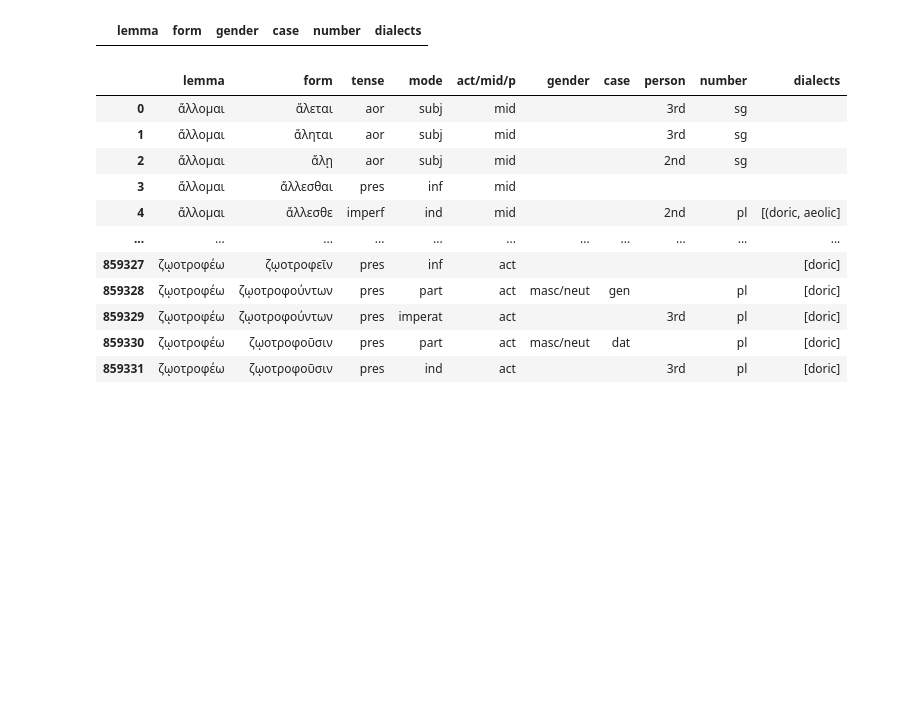
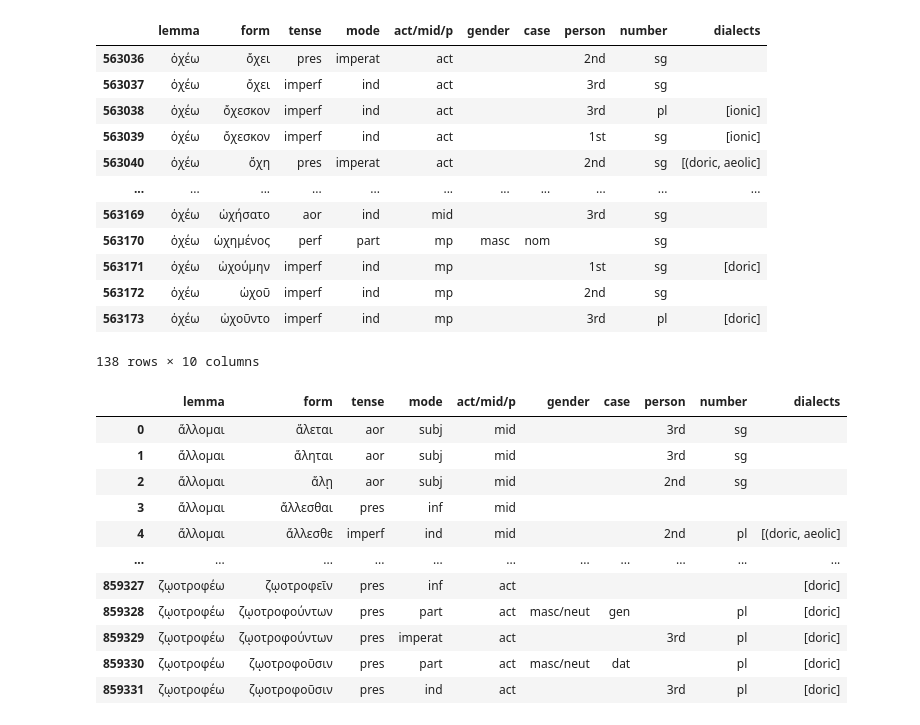
Before and after one commit to CaterinaDAngelo/thesis, a Jupyter notebook: re-inflection_function.ipynb, the cells around one changed output. Drawn from its saved outputs; the diff is of its cells as text; code cells hidden in the pictures; blank space fills up the shorter version.

```diff
--- a/re-inflection_function.ipynb
+++ b/re-inflection_function.ipynb
@@ -38,5 +34,20 @@ Name: form, Length: 210680, dtype: object
-# %%
-l = noun_df.loc[noun_df["form"]=="ἐρετμοῖς"]
-l
-# %% [output]
-|  | lemma | form | gender | case | number | dialects |
+# %%
+pd.set_option('display.max_rows', None)  # This will allow all rows to be displayed.
+pd.set_option('display.max_columns', None)
+# %%
+l = verb_df.loc[verb_df["lemma"]=="ὀχέω"]
+l
+# %% [output]
+|  | lemma | form | tense | mode | act/mid/p | gender | case | person | number | dialects |
+| 563036 | ὀχέω | ὄχει | pres | imperat | act |  |  | 2nd | sg |  |
+| 563037 | ὀχέω | ὄχει | imperf | ind | act |  |  | 3rd | sg |  |
+| 563038 | ὀχέω | ὄχεσκον | imperf | ind | act |  |  | 3rd | pl | [ionic] |
+| 563039 | ὀχέω | ὄχεσκον | imperf | ind | act |  |  | 1st | sg | [ionic] |
+| 563040 | ὀχέω | ὄχη | pres | imperat | act |  |  | 2nd | sg | [(doric, aeolic] |
+| ... | ... | ... | ... | ... | ... | ... | ... | ... | ... | ... |
+| 563169 | ὀχέω | ὠχήσατο | aor | ind | mid |  |  | 3rd | sg |  |
+| 563170 | ὀχέω | ὠχημένος | perf | part | mp | masc | nom |  | sg |  |
+| 563171 | ὀχέω | ὠχούμην | imperf | ind | mp |  |  | 1st | sg | [doric] |
+| 563172 | ὀχέω | ὠχοῦ | imperf | ind | mp |  |  | 2nd | sg |  |
+| 563173 | ὀχέω | ὠχοῦντο | imperf | ind | mp |  |  | 3rd | pl | [doric] |
+138 rows × 10 columns
```
Also changed, not shown: parts of 15 cells of this notebook, 2 other files.
